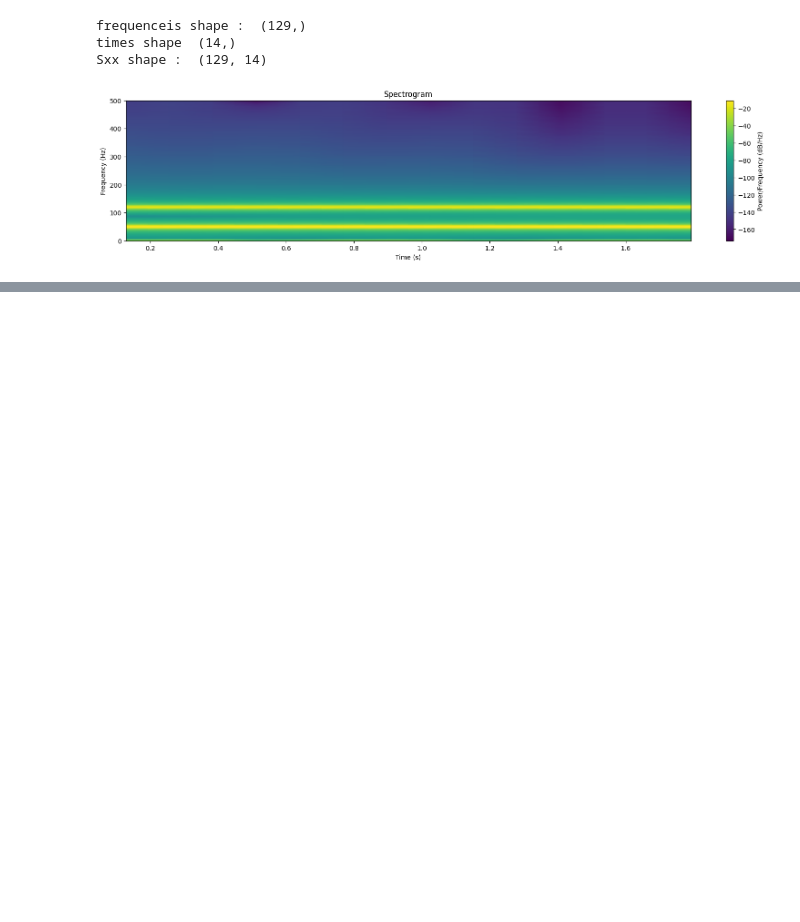
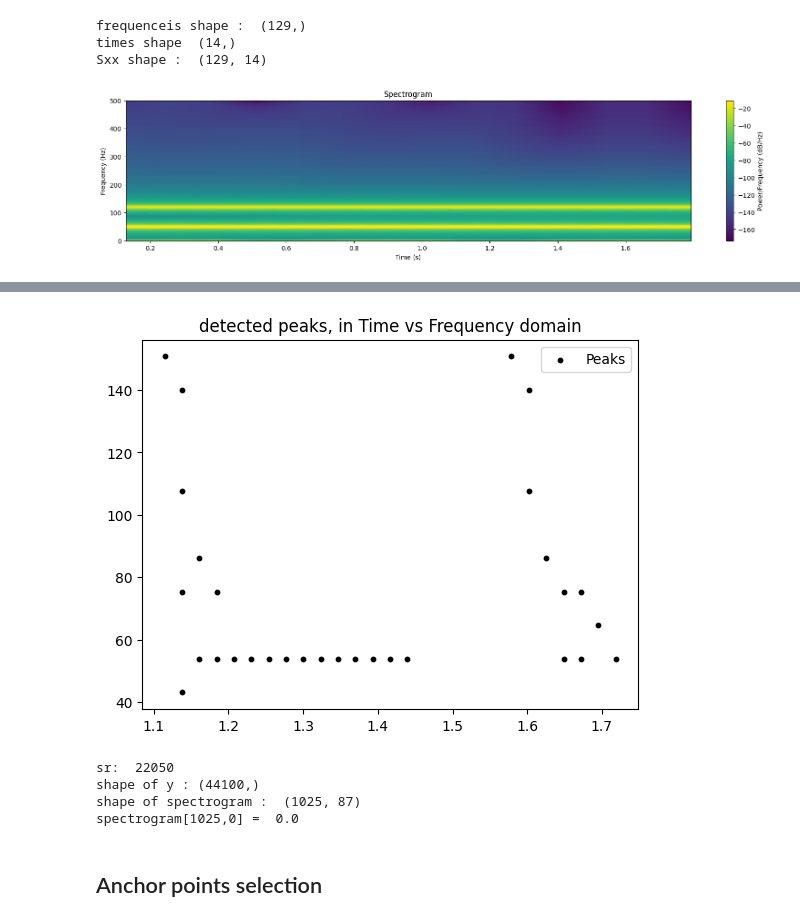
Before and after one commit to Elhamnzs/Shazam-Software-Intergation, a Jupyter notebook: labs/algorithms.ipynb, the cells around one changed output, grey strips where cells are left out. Drawn from its saved outputs; the diff is of its cells as text; code cells hidden in the pictures; blank space fills up the shorter version.

```diff
--- a/labs/algorithms.ipynb
+++ b/labs/algorithms.ipynb
@@ -73,0 +206,21 @@ shape of y : (4801936,)
+# %%
+plt.scatter(peaks[:, 0], peaks[:, 1], color='black', s=10, label='Peaks')
+
+plt.title('detected peaks, in Time vs Frequency domain')
+plt.legend()
+plt.show()
+# %% [output]
+[figure, added]
+# %%
+# for debugging purposes
+print('sr: ', sr)
+print('shape of y :', y.shape)
+print('shape of spectrogram : ',spectrogram.shape)
+print('spectrogram[1025,0] = ', spectrogram[1024,0])
+# %% [output]
+sr:  22050
+shape of y : (44100,)
+shape of spectrogram :  (1025, 87)
+spectrogram[1025,0] =  0.0
+# %% [markdown]
+## Anchor points selection
```
Also changed, not shown: parts of 17 cells of this notebook.
